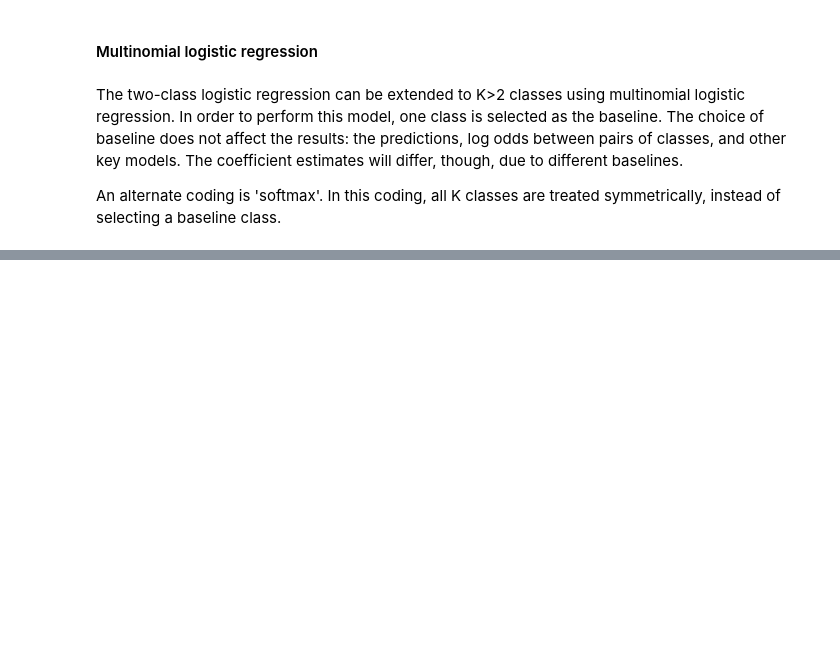
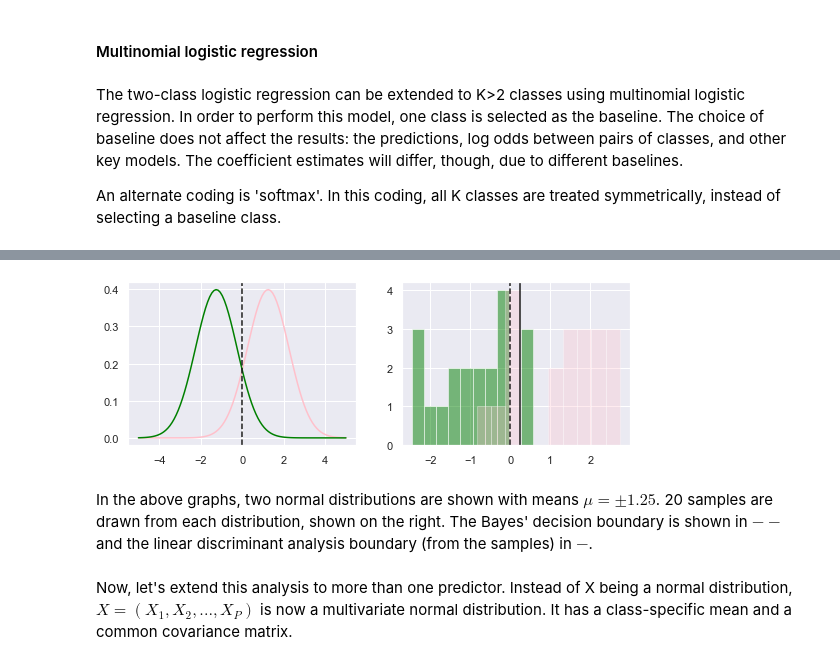
Before and after one commit to mtekant/ISLR_Notes, a Jupyter notebook: Introduction to Statistical Learning, 2nd Edition -- Notes for Ch 4.ipynb, the cells around one changed output, grey strips where cells are left out. Drawn from its saved outputs; the diff is of its cells as text; code cells hidden in the pictures; blank space fills up the shorter version.

```diff
--- a/Introduction to Statistical Learning, 2nd Edition -- Notes for Ch 4.ipynb
+++ b/Introduction to Statistical Learning, 2nd Edition -- Notes for Ch 4.ipynb
@@ -219,0 +254,40 @@ An alternate coding is 'softmax'. In this coding, all K classes are treated symm
+# %%
+mu_1 = 1.25
+mu_2 = -1.25
+var = 1
+x = np.linspace(-5, 5, 100)
+fig = plt.subplots(figsize=(9,3))
+plt.subplot(1,2,1)
+plt.plot(x,stats.norm.pdf(x,mu_1,var),c='pink')
+plt.plot(x,stats.norm.pdf(x,mu_2,var),c='green')
+plt.axvline(x=0,c='k',linestyle='--')
+
+left_pts = np.random.normal(mu_2,var,20)
+right_pts = np.random.normal(mu_1,var,20)
+left_class = np.zeros(len(left_pts))
+right_class = np.ones(len(right_pts))
+all_pts = np.array([*left_pts , *right_pts])
+all_class = np.array([*left_class,*right_class])
+
+
+#LDA -- decision boundary calculation here
+
+from sklearn.discriminant_analysis import LinearDiscriminantAnalysis
+lda = LinearDiscriminantAnalysis()
+lda.fit(all_pts.reshape(-1, 1),all_class)
+probs = lda.predict(x.reshape(-1,1))
+idx = len(probs[probs==0])
+decision = x[idx]
+
+
+plt.subplot(1,2,2)
+plt.hist(left_pts,color='green',alpha=0.5)
+plt.hist(right_pts,color='pink',alpha=0.3)
+plt.axvline(x=0,c='k',linestyle='--')
+plt.axvline(x=decision,c='k');
+# %% [output]
+[figure, added]
+# %% [markdown]
+In the above graphs, two normal distributions are shown with means $\mu = \pm 1.25 $. 20 samples are drawn from each distribution, shown on the right. The Bayes' decision boundary is shown in $--$ and the linear discriminant analysis boundary (from the samples) in $-$.
+# %% [markdown]
+Now, let's extend this analysis to more than one predictor. Instead of X being a normal distribution, $X=(X_1,X_2,...,X_P)$ is now a multivariate normal distribution. It has a class-specific mean and a common covariance matrix.
```
Also changed, not shown: parts of 2 cells of this notebook.
